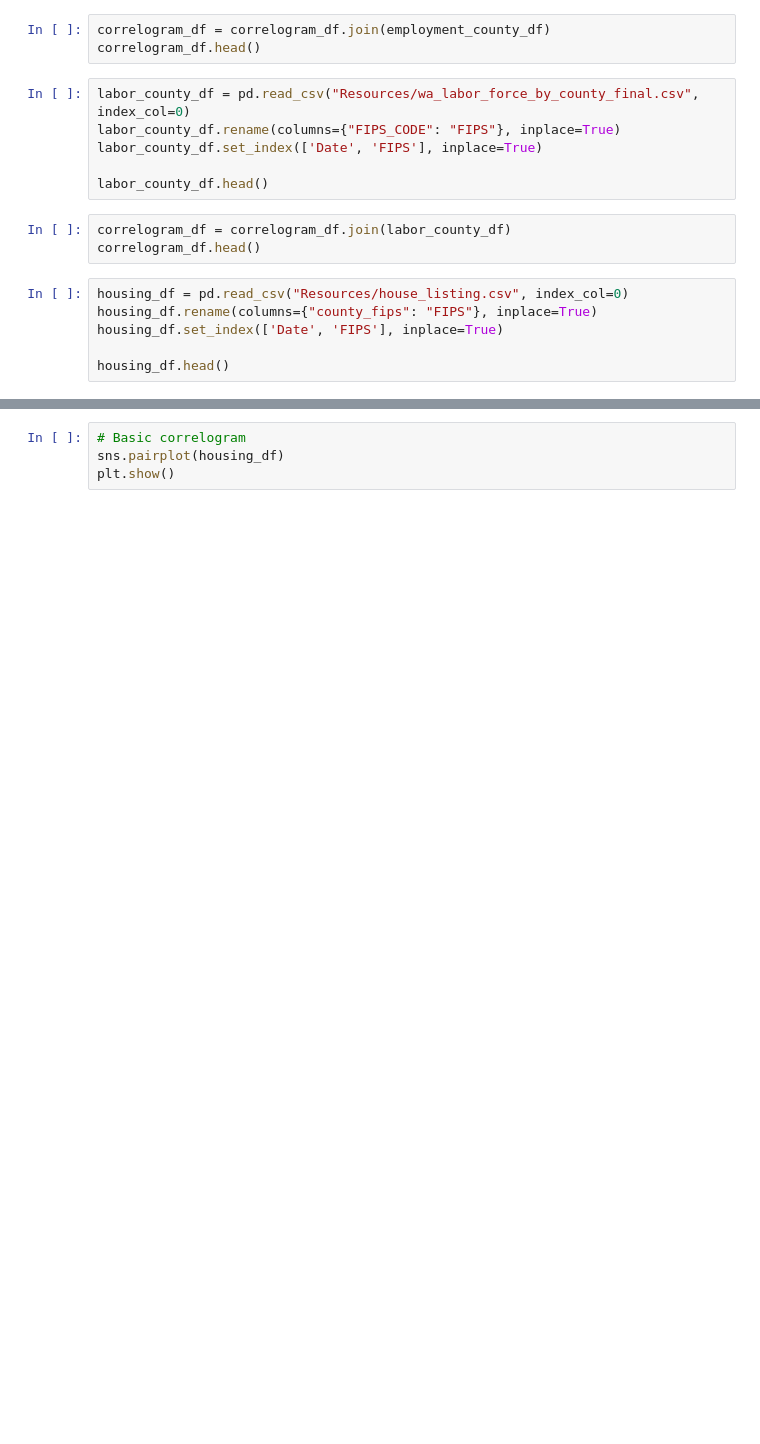
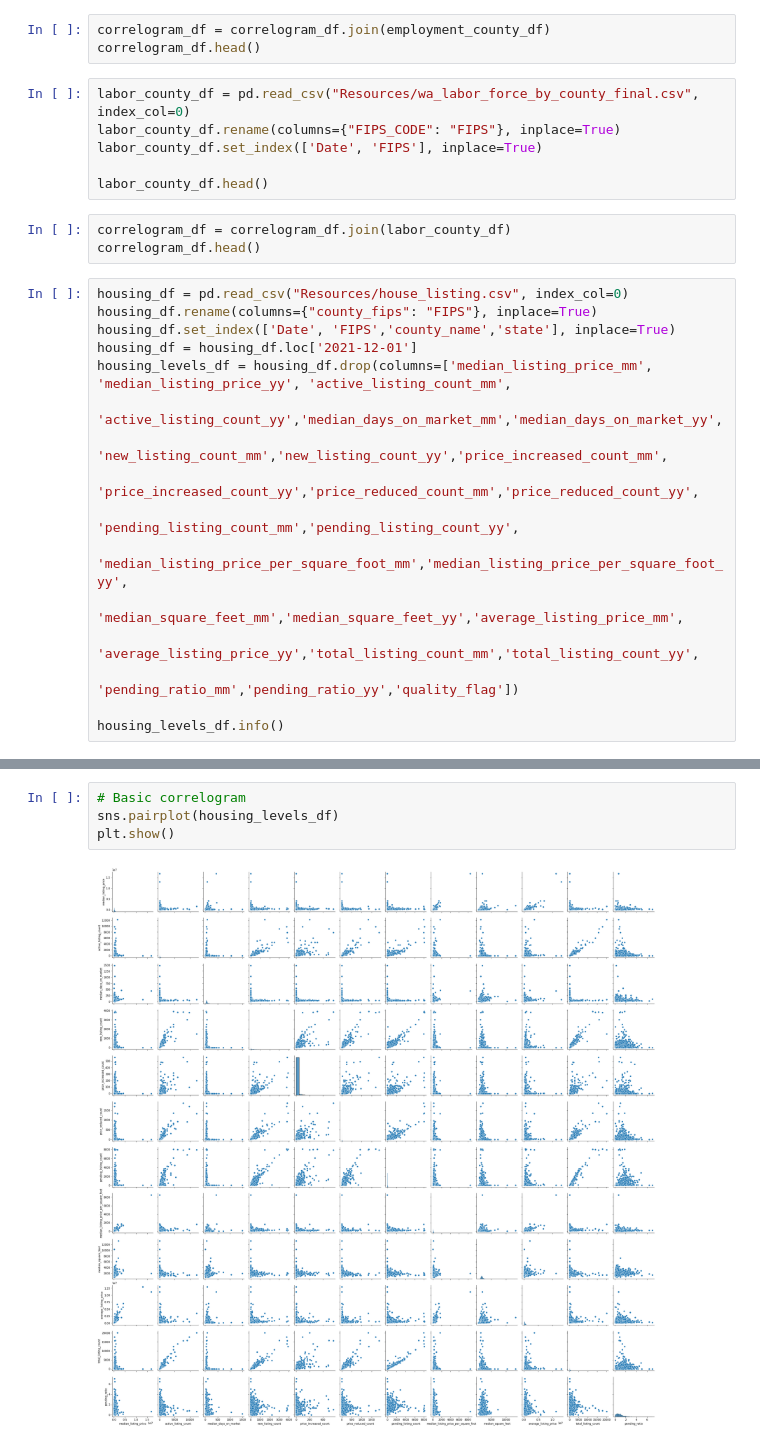
Before and after one commit to Summi-Khanna/Alpha-Dot-Housing-Market-Analysis, a Jupyter notebook: Correlogram.ipynb, the cells around one changed output, grey strips where cells are left out. Saved outputs shown, nothing was run; the diff lists cells and outputs as text; blank space fills up the shorter version.

```diff
--- a/Correlogram.ipynb
+++ b/Correlogram.ipynb
@@ -47,6 +47,16 @@ correlogram_df.head()
 # %%
 housing_df = pd.read_csv("Resources/house_listing.csv", index_col=0)
 housing_df.rename(columns={"county_fips": "FIPS"}, inplace=True)
-housing_df.set_index(['Date', 'FIPS'], inplace=True)
+housing_df.set_index(['Date', 'FIPS','county_name','state'], inplace=True)
+housing_df = housing_df.loc['2021-12-01']
+housing_levels_df = housing_df.drop(columns=['median_listing_price_mm', 'median_listing_price_yy', 'active_listing_count_mm',
+                                            'active_listing_count_yy','median_days_on_market_mm','median_days_on_market_yy',
+                                            'new_listing_count_mm','new_listing_count_yy','price_increased_count_mm',
+                                            'price_increased_count_yy','price_reduced_count_mm','price_reduced_count_yy',
+                                            'pending_listing_count_mm','pending_listing_count_yy',
+                                            'median_listing_price_per_square_foot_mm','median_listing_price_per_square_foot_yy',
+                                            'median_square_feet_mm','median_square_feet_yy','average_listing_price_mm',
+                                            'average_listing_price_yy','total_listing_count_mm','total_listing_count_yy',
+                                            'pending_ratio_mm','pending_ratio_yy','quality_flag'])
 
-housing_df.head()
+housing_levels_df.info()
@@ -53,7 +83,9 @@ housing_df.head()
 # %%
 # Basic correlogram
-sns.pairplot(housing_df)
+sns.pairplot(housing_levels_df)
 plt.show()
+# %% [output]
+[figure, added]
 # %%
 # Basic correlogram
 sns.pairplot(df)
```
Also changed, not shown: parts of 2 cells of this notebook.
